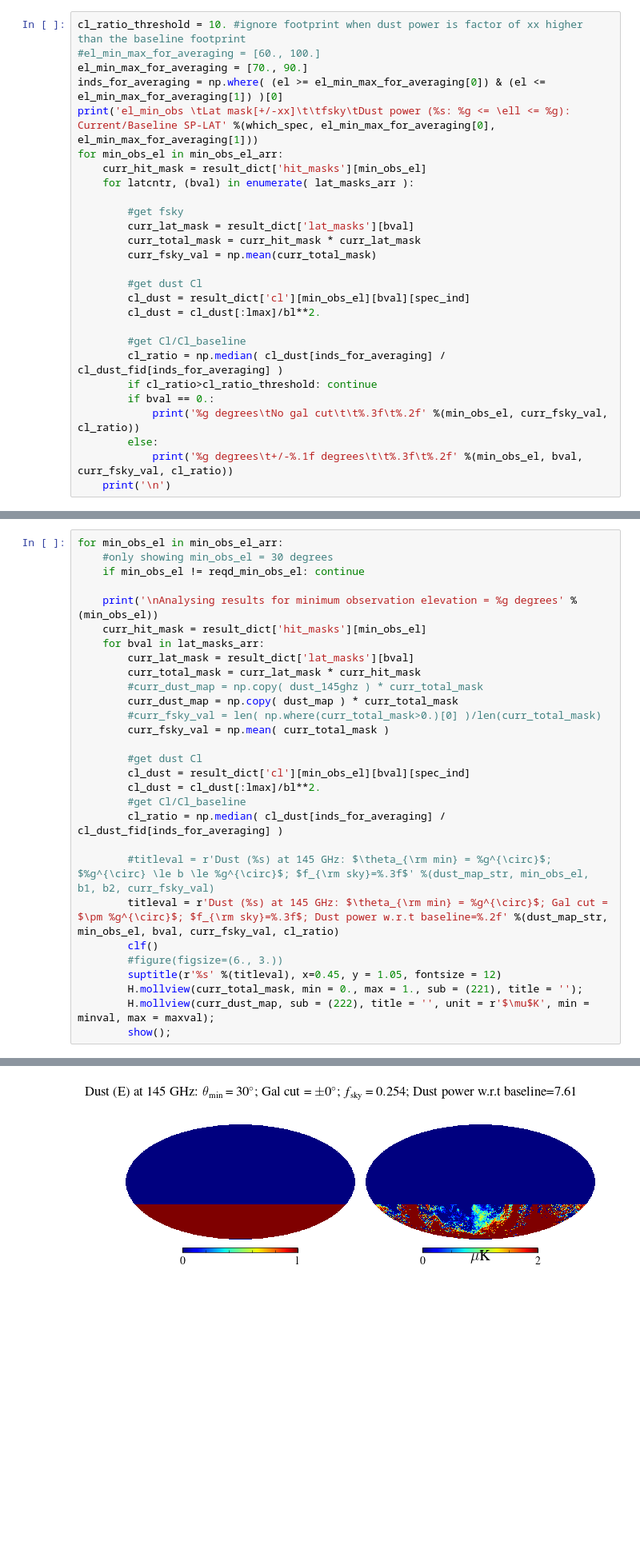
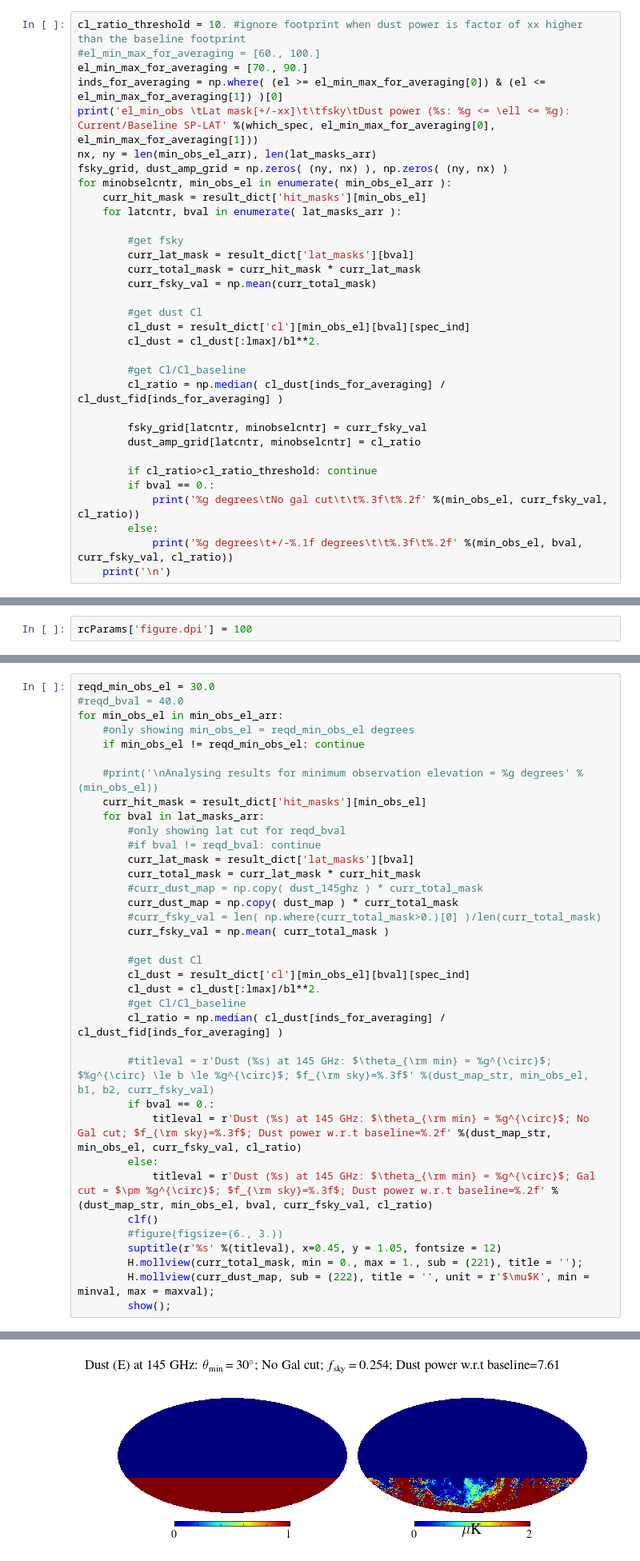
Before and after one commit to sriniraghunathan/cmbs4_minobsel_galcuts, a Jupyter notebook: analyse_results.ipynb, the cells around one changed output, grey strips where cells are left out. Shown: that part at 80% size. Drawn from its saved outputs; the diff is of its cells as text; blank space fills up the shorter version.

Commit message:
included some comments in the notebook and also plot of fsky

```diff
--- a/analyse_results.ipynb
+++ b/analyse_results.ipynb
@@ -135,9 +138,11 @@ cl_ratio_threshold = 10. #ignore footprint when dust power is factor of xx highe
 el_min_max_for_averaging = [70., 90.]
 inds_for_averaging = np.where( (el >= el_min_max_for_averaging[0]) & (el <= el_min_max_for_averaging[1]) )[0]
 print('el_min_obs \tLat mask[+/-xx]\t\tfsky\tDust power (%s: %g <= \ell <= %g): Current/Baseline SP-LAT' %(which_spec, el_min_max_for_averaging[0], el_min_max_for_averaging[1]))
-for min_obs_el in min_obs_el_arr:
+nx, ny = len(min_obs_el_arr), len(lat_masks_arr)
+fsky_grid, dust_amp_grid = np.zeros( (ny, nx) ), np.zeros( (ny, nx) )
+for minobselcntr, min_obs_el in enumerate( min_obs_el_arr ):
     curr_hit_mask = result_dict['hit_masks'][min_obs_el]
-    for latcntr, (bval) in enumerate( lat_masks_arr ):
+    for latcntr, bval in enumerate( lat_masks_arr ):
 
         #get fsky
         curr_lat_mask = result_dict['lat_masks'][bval]
@@ -150,6 +155,10 @@ for min_obs_el in min_obs_el_arr:
 
         #get Cl/Cl_baseline
         cl_ratio = np.median( cl_dust[inds_for_averaging] / cl_dust_fid[inds_for_averaging] )
+
+        fsky_grid[latcntr, minobselcntr] = curr_fsky_val
+        dust_amp_grid[latcntr, minobselcntr] = cl_ratio
+
         if cl_ratio>cl_ratio_threshold: continue
         if bval == 0.:
             print('%g degrees\tNo gal cut\t\t%.3f\t%.2f' %(min_obs_el, curr_fsky_val, cl_ratio))
@@ -177,3 +241,5 @@ el_min_obs      Lat mask[+/-xx]         fsky    Dust power (EE: 70 <= \ell <= 90
+# %%
+rcParams['figure.dpi'] = 100
 # %% [markdown]
 # Let us visualise some maps below now
 ## Baseline SP-LAT hit map (normalised) and Dust map @ 145 GHz from pySM
@@ -200,13 +266,17 @@ show()
 # %% [markdown]
 # show all (hit/lat) masks
 # %%
+reqd_min_obs_el = 30.0
+#reqd_bval = 40.0
 for min_obs_el in min_obs_el_arr:
-    #only showing min_obs_el = 30 degrees
+    #only showing min_obs_el = reqd_min_obs_el degrees
     if min_obs_el != reqd_min_obs_el: continue
 
-    print('\nAnalysing results for minimum observation elevation = %g degrees' %(min_obs_el))
+    #print('\nAnalysing results for minimum observation elevation = %g degrees' %(min_obs_el))
     curr_hit_mask = result_dict['hit_masks'][min_obs_el]
     for bval in lat_masks_arr:
+        #only showing lat cut for reqd_bval
+        #if bval != reqd_bval: continue
         curr_lat_mask = result_dict['lat_masks'][bval]
         curr_total_mask = curr_lat_mask * curr_hit_mask
         #curr_dust_map = np.copy( dust_145ghz ) * curr_total_mask
@@ -221,7 +291,10 @@ for min_obs_el in min_obs_el_arr:
         cl_ratio = np.median( cl_dust[inds_for_averaging] / cl_dust_fid[inds_for_averaging] )
 
         #titleval = r'Dust (%s) at 145 GHz: $\theta_{\rm min} = %g^{\circ}$; $%g^{\circ} \le b \le %g^{\circ}$; $f_{\rm sky}=%.3f$' %(dust_map_str, min_obs_el, b1, b2, curr_fsky_val)
-        titleval = r'Dust (%s) at 145 GHz: $\theta_{\rm min} = %g^{\circ}$; Gal cut = $\pm %g^{\circ}$; $f_{\rm sky}=%.3f$; Dust power w.r.t baseline=%.2f' %(dust_map_str, min_obs_el, bval, curr_fsky_val, cl_ratio)
+        if bval == 0.:
+            titleval = r'Dust (%s) at 145 GHz: $\theta_{\rm min} = %g^{\circ}$; No Gal cut; $f_{\rm sky}=%.3f$; Dust power w.r.t baseline=%.2f' %(dust_map_str, min_obs_el, curr_fsky_val, cl_ratio)
+        else:
+            titleval = r'Dust (%s) at 145 GHz: $\theta_{\rm min} = %g^{\circ}$; Gal cut = $\pm %g^{\circ}$; $f_{\rm sky}=%.3f$; Dust power w.r.t baseline=%.2f' %(dust_map_str, min_obs_el, bval, curr_fsky_val, cl_ratio)
         clf()
         #figure(figsize=(6., 3.))
         suptitle(r'%s' %(titleval), x=0.45, y = 1.05, fontsize = 12)
@@ -233,4 +305,4 @@ Analysing results for minimum observation elevation = 30 degrees
-[figure, old version]
+[figure, new version]
 [figure]
 [figure]
 [figure]
```
Also changed, not shown: parts of 3 cells of this notebook.
